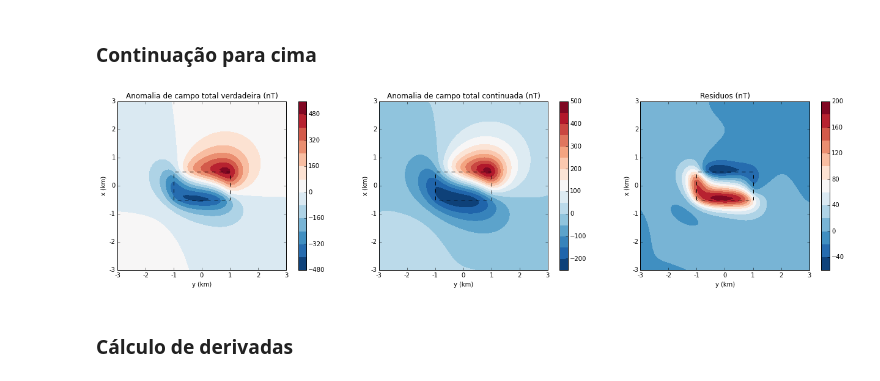
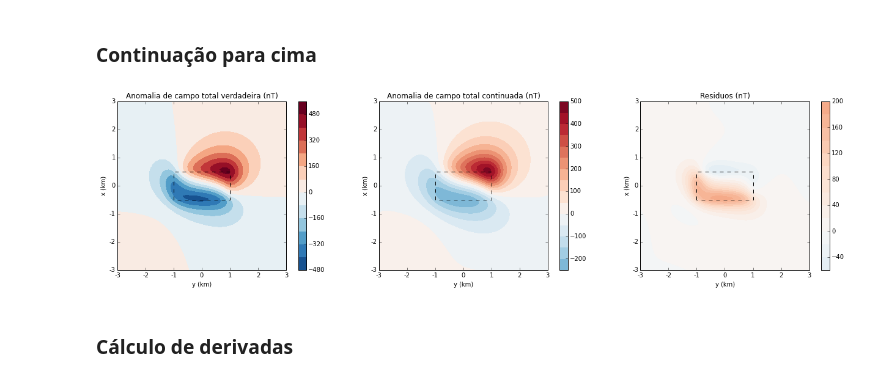
Before and after one commit to birocoles/Disciplina-metodos-potenciais, a Jupyter notebook: Aulas/Fourier/fourier_mag2.ipynb, the cells around one changed output. Saved outputs shown, nothing was run; the diff lists cells and outputs as text; code cells hidden in the pictures.

```diff
--- a/Aulas/Fourier/fourier_mag2.ipynb
+++ b/Aulas/Fourier/fourier_mag2.ipynb
@@ -105,47 +105,53 @@ dado_cont_verdadeiro = prism.tf(xp, yp, np.zeros_like(zp) - 300., model, inc, de
 # %%
 dado_cont_calculado = transform.upcontinue(xp, yp, act_aprox, shape, 300.)
 # %%
+ranges = np.max(np.abs([np.min(dado_cont_verdadeiro), np.max(dado_cont_verdadeiro),
+                        np.min(dado_cont_calculado), np.max(dado_cont_calculado)]))
+
 mpl.close('all')
 mpl.figure(figsize=(18,4.5))
 
 mpl.subplot(1,3,1)
 mpl.title("Anomalia de campo total verdadeira (nT)")
 mpl.axis('scaled')
-mpl.contourf(yp, xp, dado_cont_verdadeiro, shape, 15, cmap=mpl.get_cmap('RdBu_r'))
+mpl.contourf(yp, xp, dado_cont_verdadeiro, shape, 15, cmap=mpl.get_cmap('RdBu_r'),
+            vmin = -ranges, vmax=ranges)
 mpl.colorbar()
 for i, sq in enumerate(projecao):
     mpl.square(sq, style='--k', linewidth=1.0, xy2ne=True)
 mpl.xlabel('y (km)')
 mpl.ylabel('x (km)')
 mpl.m2km()
 
 mpl.subplot(1,3,2)
 mpl.title("Anomalia de campo total continuada (nT)")
 mpl.axis('scaled')
-mpl.contourf(yp, xp, dado_cont_calculado, shape, 15, cmap=mpl.get_cmap('RdBu_r'))
+mpl.contourf(yp, xp, dado_cont_calculado, shape, 15, cmap=mpl.get_cmap('RdBu_r'),
+            vmin = -ranges, vmax=ranges)
 mpl.colorbar()
 for i, sq in enumerate(projecao):
     mpl.square(sq, style='--k', linewidth=1.0, xy2ne=True)
 mpl.xlabel('y (km)')
 mpl.ylabel('x (km)')
 mpl.m2km()
 
 mpl.subplot(1,3,3)
 mpl.title("Residuos (nT)")
 mpl.axis('scaled')
-mpl.contourf(yp, xp, dado_cont_calculado - dado_cont_verdadeiro, shape, 15, cmap=mpl.get_cmap('RdBu_r'))
+mpl.contourf(yp, xp, dado_cont_calculado - dado_cont_verdadeiro, shape, 15, cmap=mpl.get_cmap('RdBu_r'),
+            vmin = -ranges, vmax=ranges)
 mpl.colorbar()
 for i, sq in enumerate(projecao):
     mpl.square(sq, style='--k', linewidth=1.0, xy2ne=True)
 mpl.xlabel('y (km)')
 mpl.ylabel('x (km)')
 mpl.m2km()
 
 mpl.tight_layout()
 
 mpl.show()
 # %% [output]
-[figure, old version]
+[figure, new version]
 # %% [markdown]
 ### Cálculo de derivadas
 # %%
```
Also changed, not shown: 1 other file.
